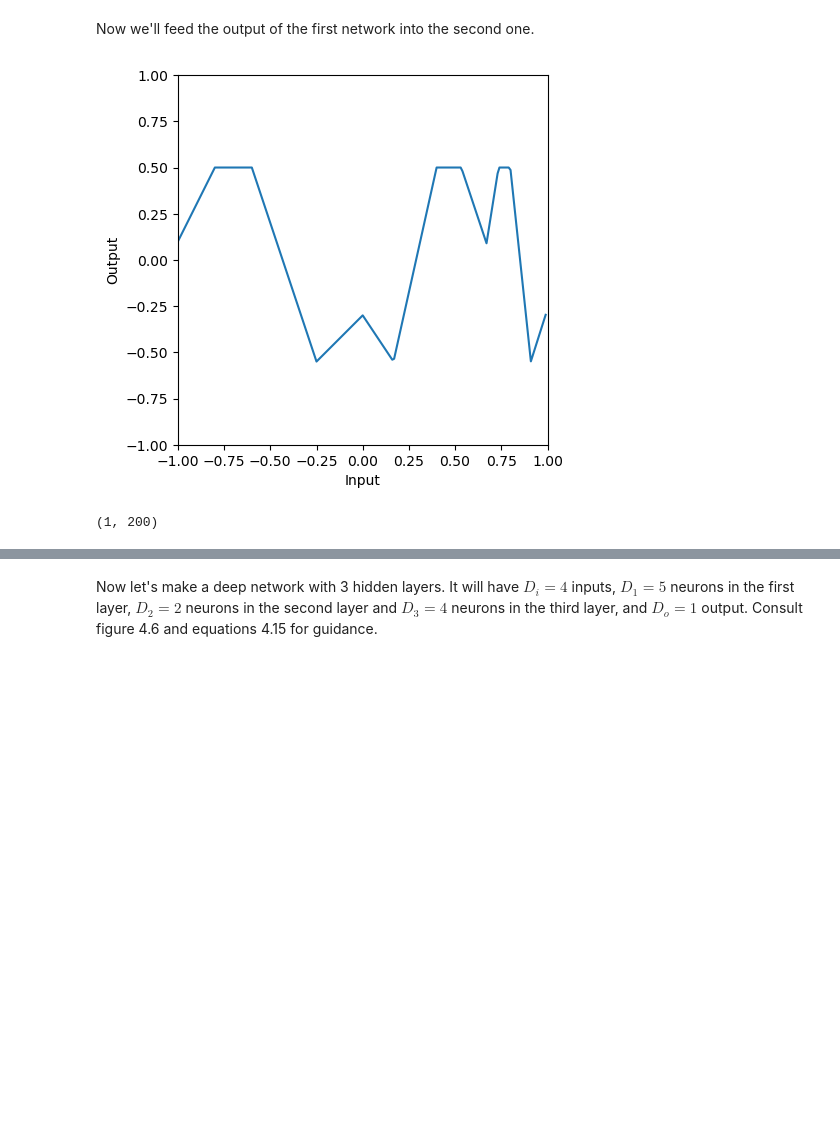
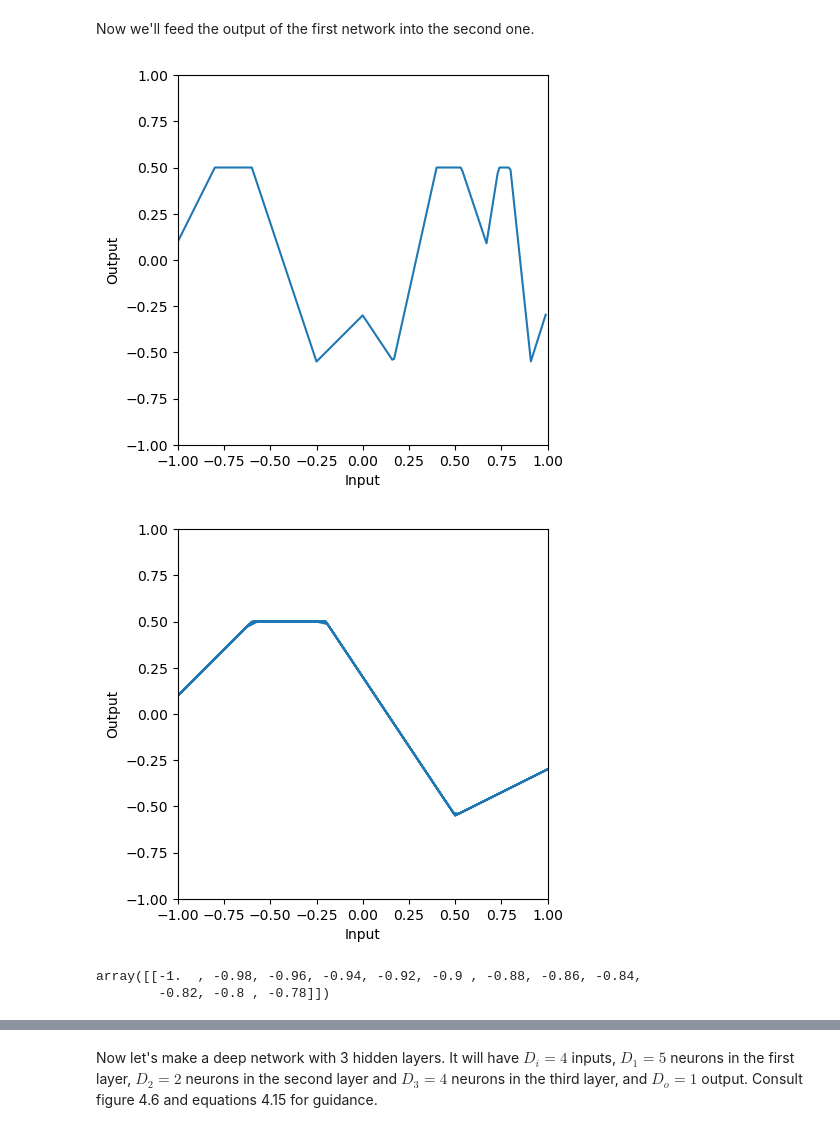
Before and after one commit to giladgressel/udlbook, a Jupyter notebook: Notebooks/Chap04/4_3_Deep_Networks.ipynb, the cells around one changed output, grey strips where cells are left out. Drawn from its saved outputs; the diff is of its cells as text; code cells hidden in the pictures; blank space fills up the shorter version.

```diff
--- a/Notebooks/Chap04/4_3_Deep_Networks.ipynb
+++ b/Notebooks/Chap04/4_3_Deep_Networks.ipynb
@@ -107,23 +109,24 @@ Now we'll feed the output of the first network into the second one.
 # %%
 # Now lets define some parameters and run the second neural network
 n2_theta_10 =  -0.6 ; n2_theta_11 = -1.0
 n2_theta_20 =  0.2  ; n2_theta_21 = 1.0
 n2_theta_30 =  -0.5  ; n2_theta_31 =  1.0
 n2_phi_0 = 0.5; n2_phi_1 = -1.0; n2_phi_2 = -1.5; n2_phi_3 = 2.0
 
 # Define a range of input values
 n2_in = np.arange(-1,1,0.01)
 
 # We run the second neural network on the output of the first network
 n2_out, *_ = \
     shallow_1_1_3(n1_out, ReLU, n2_phi_0, n2_phi_1, n2_phi_2, n2_phi_3, n2_theta_10, n2_theta_11, n2_theta_20, n2_theta_21, n2_theta_30, n2_theta_31)
 # And then plot it
 plot_neural(n1_in, n2_out)
+plot_neural(n1_out, n2_out)
 # %% [output]
 [figure]
+[figure, added]
-# %%
-n1_in.shape
-n1_in_mat = np.reshape(n1_in,(n_dim_in,n_data))
-n1_in_mat.shape
-# %% [output]
-(1, 200)
+# %%
+n1_out[:,:12]
+# %% [output]
+array([[-1.  , -0.98, -0.96, -0.94, -0.92, -0.9 , -0.88, -0.86, -0.84,
+        -0.82, -0.8 , -0.78]])
```
Also changed, not shown: parts of 8 cells of this notebook.
